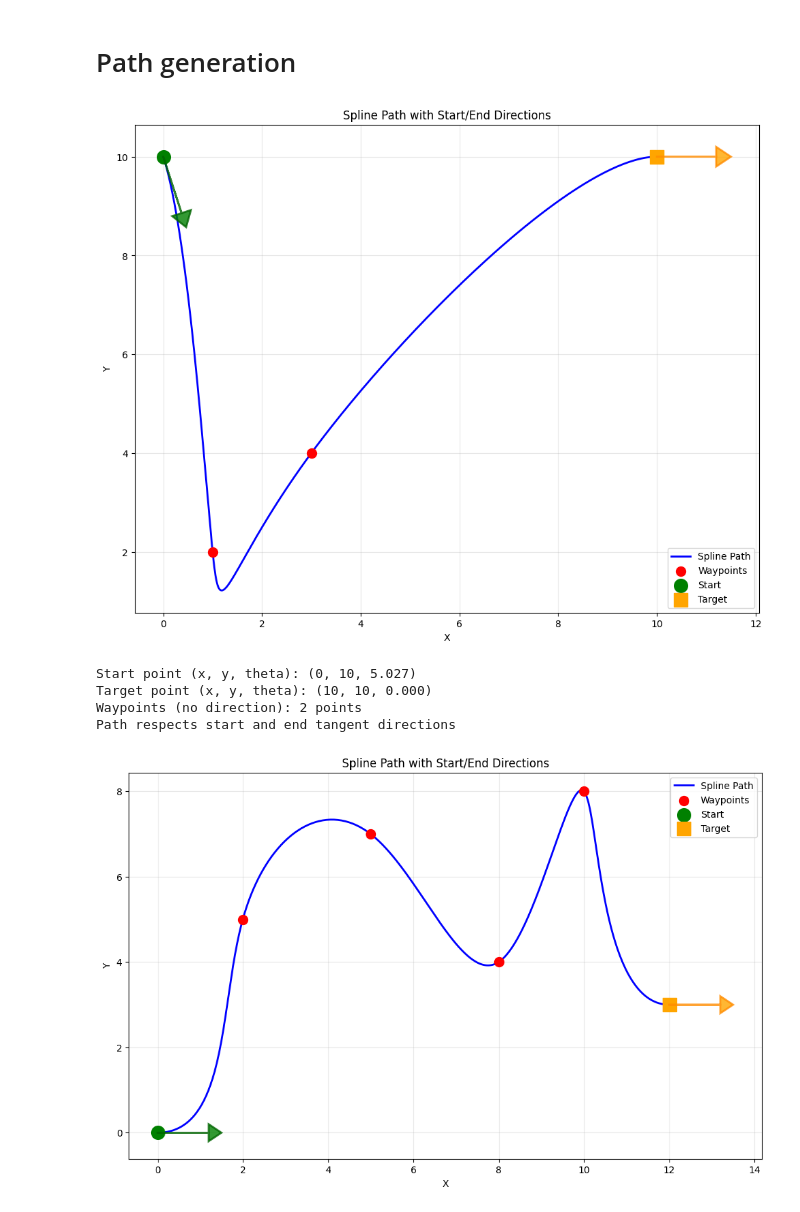
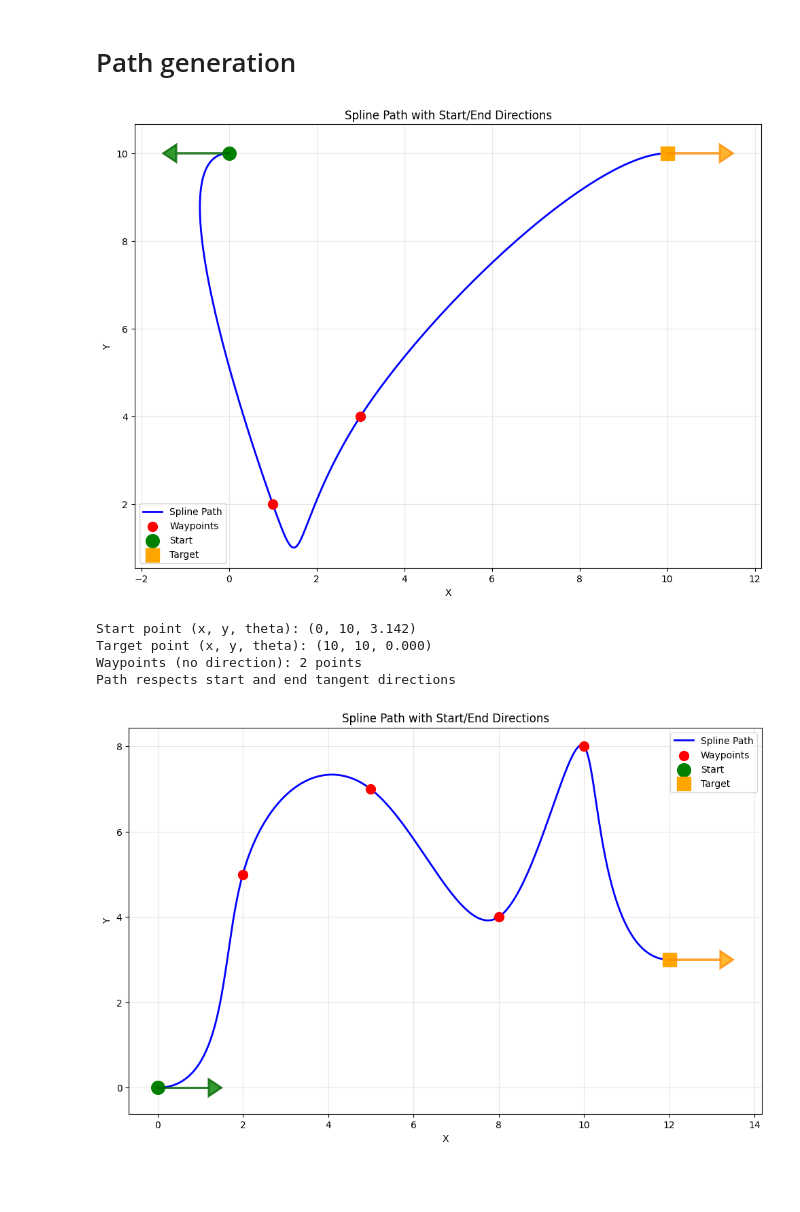
Before and after one commit to aldajo92/DockingAlgorithmEafit, a Jupyter notebook: Main.ipynb, the cells around one changed output. Drawn from its saved outputs; the diff is of its cells as text; code cells hidden in the pictures; blank space fills up the shorter version.

Commit message:
chore: added angles to points

```diff
--- a/Main.ipynb
+++ b/Main.ipynb
@@ -230,9 +223,11 @@ First 5 directions (radians):
 # %% [markdown]
 # Path generation
 # %%
-# Same points but with theta parameters
-# Specify theta direction for start and target points
-start_theta = 1.6 * np.pi  # radians (0 = right, π/2 = up, π = left, 3π/2 = down)
+start_point = np.array([0, 10])
+spline_points = np.array([[1, 2], [3, 4]])
+target_point = np.array([10, 10])
+
+start_theta = np.pi  # radians (0 = right, π/2 = up, π = left, 3π/2 = down)
 target_theta = 0.0 * np.pi  # radians
 
 # Start point with direction
@@ -280,35 +275,35 @@ dx_start = arrow_length * np.cos(start_theta)
 dy_start = arrow_length * np.sin(start_theta)
 ax.arrow(start_point[0], start_point[1], dx_start, dy_start, head_width=0.4, head_length=0.3, fc='green', ec='darkgreen', alpha=0.8, zorder=7, linewidth=2)
 
 # Target point arrow
 dx_target = arrow_length * np.cos(target_theta)
 dy_target = arrow_length * np.sin(target_theta)
 ax.arrow(target_point[0], target_point[1], dx_target, dy_target, head_width=0.4, head_length=0.3, fc='orange', ec='darkorange', alpha=0.8, zorder=7, linewidth=2)
 
 # Plot control points (waypoints - no direction)
 ax.scatter(spline_points[:, 0], spline_points[:, 1], color='red', s=100, zorder=5, label='Waypoints')
 
 # Highlight start and target points
 ax.scatter(start_point[0], start_point[1], color='green', s=200, marker='o', zorder=6, label='Start')
 ax.scatter(target_point[0], target_point[1], color='orange', s=200, marker='s', zorder=6, label='Target')
 
 ax.set_xlabel('X')
 ax.set_ylabel('Y')
 ax.set_title('Spline Path with Start/End Directions')
 ax.set_aspect('equal')
 ax.grid(True, alpha=0.3)
 ax.legend()
 
 plt.tight_layout()
 plt.show()
 
 print(f"Start point (x, y, theta): ({start_point[0]}, {start_point[1]}, {start_theta:.3f})")
 print(f"Target point (x, y, theta): ({target_point[0]}, {target_point[1]}, {target_theta:.3f})")
 print(f"Waypoints (no direction): {len(spline_points)} points")
 print(f"Path respects start and end tangent directions")
 # %% [output]
-[figure, old version]
+[figure, new version]
-Start point (x, y, theta): (0, 10, 5.027)
+Start point (x, y, theta): (0, 10, 3.142)
 Target point (x, y, theta): (10, 10, 0.000)
 Waypoints (no direction): 2 points
 Path respects start and end tangent directions
```
Also changed, not shown: parts of 8 cells of this notebook.
